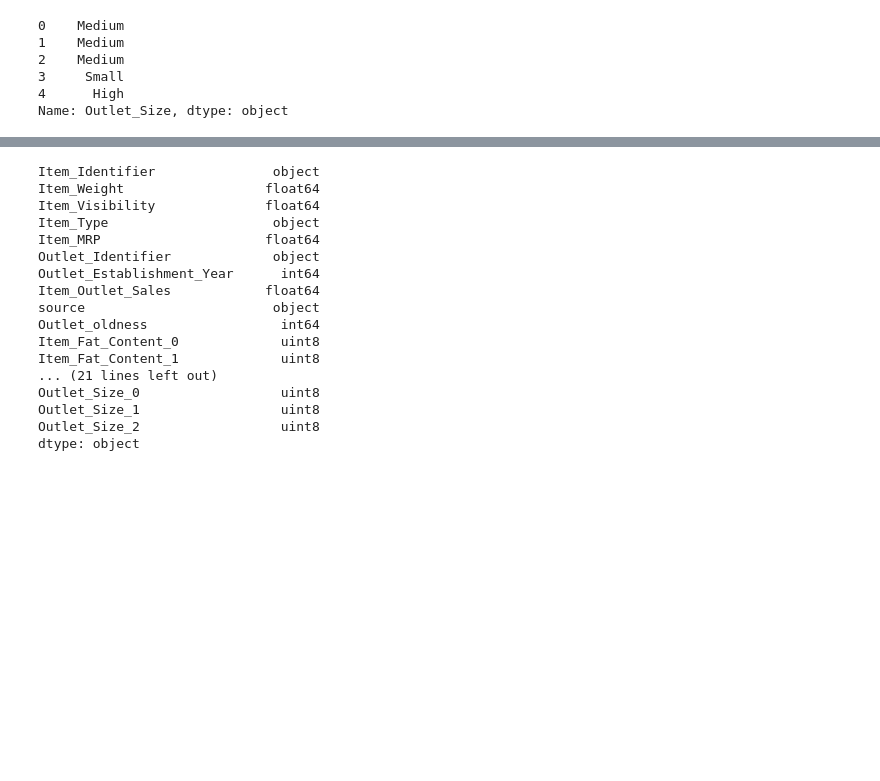
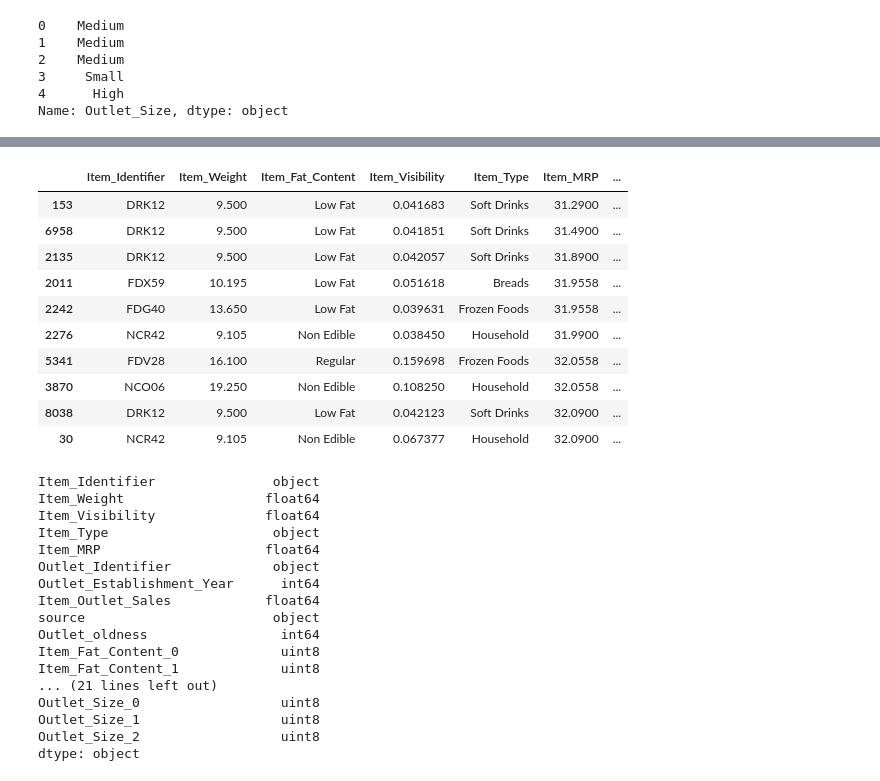
Before and after one commit to IITGuwahati-AI/Learning-Content, a Jupyter notebook: Big_mart_sales_prediction.ipynb, the cells around one changed output, grey strips where cells are left out. Drawn from its saved outputs; the diff is of its cells as text; code cells hidden in the pictures; blank space fills up the shorter version.

```diff
--- a/Big_mart_sales_prediction.ipynb
+++ b/Big_mart_sales_prediction.ipynb
@@ -307,3 +315,18 @@ Name: Outlet_Size, dtype: object
+# %%
+sorted_val = full_data.sort_values(['Item_MRP','Item_Outlet_Sales'])
+sorted_val.head(10)
+# %% [output]
+|  | Item_Identifier | Item_Weight | Item_Fat_Content | Item_Visibility | Item_Type | Item_MRP | ... |
+| 153 | DRK12 | 9.500 | Low Fat | 0.041683 | Soft Drinks | 31.2900 | ... |
+| 6958 | DRK12 | 9.500 | Low Fat | 0.041851 | Soft Drinks | 31.4900 | ... |
+| 2135 | DRK12 | 9.500 | Low Fat | 0.042057 | Soft Drinks | 31.8900 | ... |
+| 2011 | FDX59 | 10.195 | Low Fat | 0.051618 | Breads | 31.9558 | ... |
+| 2242 | FDG40 | 13.650 | Low Fat | 0.039631 | Frozen Foods | 31.9558 | ... |
+| 2276 | NCR42 | 9.105 | Non Edible | 0.038450 | Household | 31.9900 | ... |
+| 5341 | FDV28 | 16.100 | Regular | 0.159698 | Frozen Foods | 32.0558 | ... |
+| 3870 | NCO06 | 19.250 | Non Edible | 0.108250 | Household | 32.0558 | ... |
+| 8038 | DRK12 | 9.500 | Low Fat | 0.042123 | Soft Drinks | 32.0900 | ... |
+| 30 | NCR42 | 9.105 | Non Edible | 0.067377 | Household | 32.0900 | ... |
 # %%
 # One hot encoding of Categorical Variables
 from sklearn.preprocessing import LabelEncoder
```
Also changed, not shown: parts of 4 cells of this notebook.
